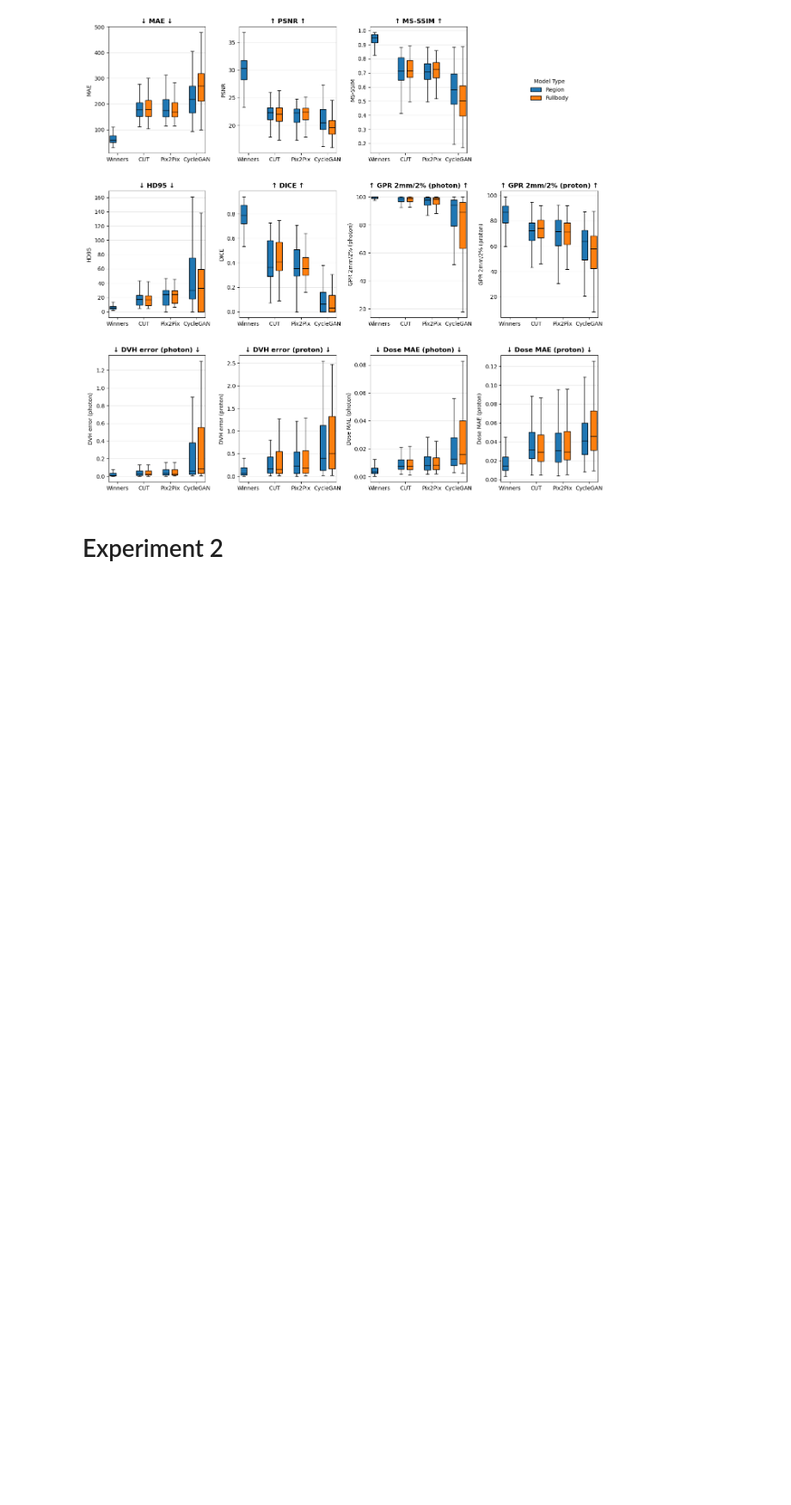
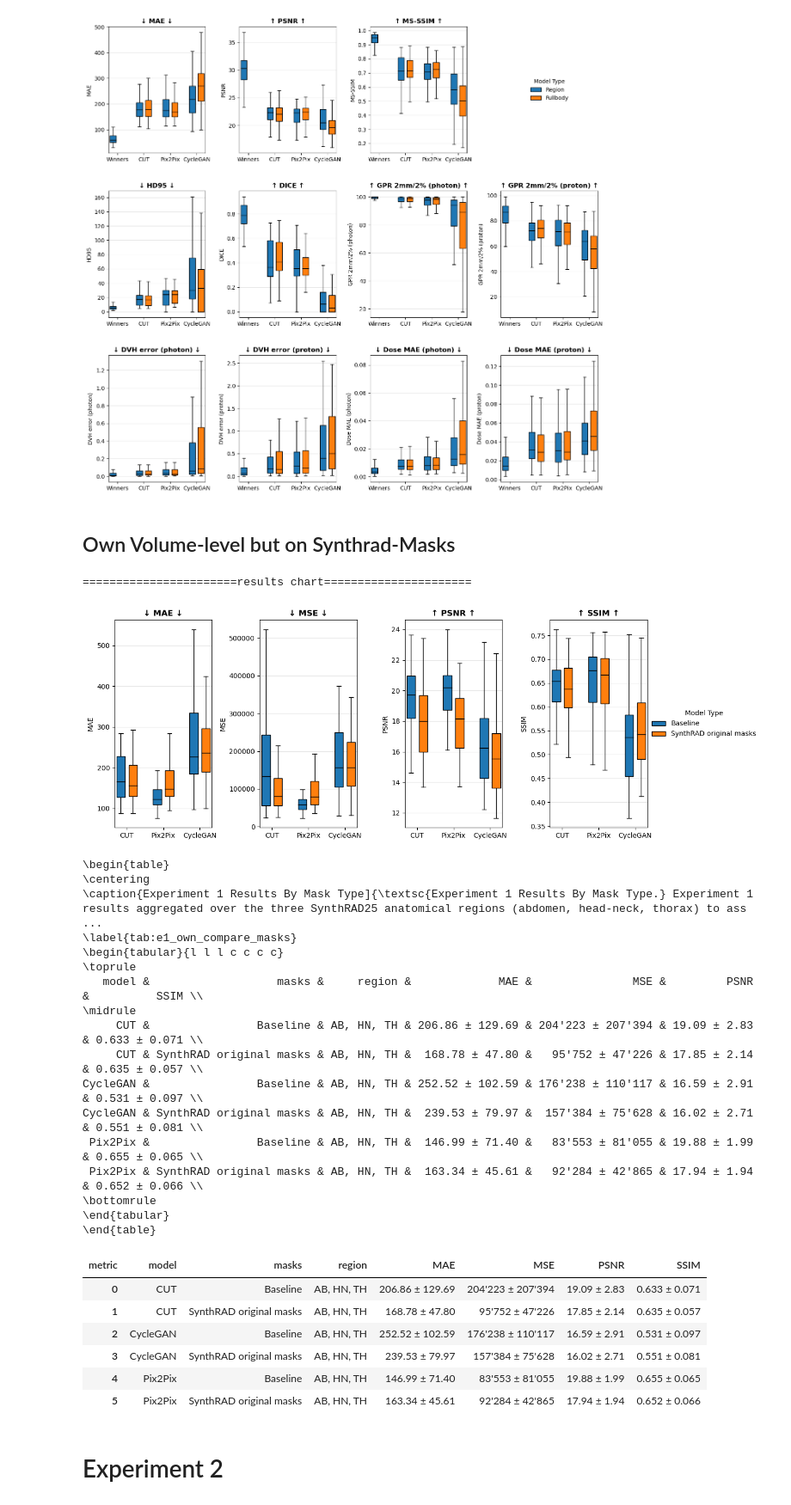
Before and after one commit to NicSchuler/fullbody-sCT, a Jupyter notebook: training/checkpoints/visualize_testing_results.ipynb, the cells around one changed output. Shown at 86% size. Cells and saved outputs as stored; diff of their text form; code cells hidden in the pictures; blank space fills up the shorter version.

Commit message:
final report charts + tables

```diff
--- a/training/checkpoints/visualize_testing_results.ipynb
+++ b/training/checkpoints/visualize_testing_results.ipynb
@@ -1454,6 +1438,76 @@ fig.savefig("/home/user/nschuler/fullbody-sCT/Ex1_Overview_Chart_Synthrad.png",
 plt.show()
 # %% [output]
 [figure]
+# %% [markdown]
+## Own Volume-level but on Synthrad-Masks
+# %%
+# Data loading
+data_info_ex1_volume = pd.DataFrame(
+    [
+        ["Fullbody", "Baseline", "cut_synthrad_allregions_final/test_50/test_metrics_over_volume.csv"],
+        ["Fullbody", "Baseline", "pix2pix_synthrad_allregion_final/test_50/test_metrics_over_volume.csv"],
+        ["Fullbody", "Baseline", "cyclegan_allregions_final/test_50/test_metrics_over_volume.csv"],
+    ],
+    columns=["region_or_fullbody", "masks", "path"],
+)
+BASE_PATH = "/local/scratch/datasets/FullbodySCT/Synthrad_combined_preprocessed/100results/"
+all_data_baseline = load_and_concat(data_info_ex1_volume, BASE_PATH)
+BASE_PATH = "/local/scratch/datasets/FullbodySCT/test_with_original_masks/100results/"
+all_data_original_masks = load_and_concat(data_info_ex1_volume, BASE_PATH)
+all_data_original_masks["masks"] = "SynthRAD original masks"
+all_data = pd.concat([all_data_baseline, all_data_original_masks])
+all_data = all_data[all_data["bodyregion"].isin(["AB","TH","HN"])]
+masked, unmasked = split_masked_unmasked(all_data)
+
+print("=======================results chart======================")
+fig = plot_multiple_metrics_with_subplots(
+    masked,
+    metrics=["MAE", "MSE", "PSNR", "SSIM"],
+    groups=["model", "masks"],
+    legend_title="Model Type",
+    # title="Ex1: Fullbody vs. Region-Specific Models, own Image Similarity-based Evaluation",
+)
+# fig.savefig("/home/user/nschuler/fullbody-sCT/Ex1_Overview_Chart_Own_Compare_Masks.png", dpi=300, bbox_inches="tight")
+
+results_table = metrics_mean_std_by_region_model(masked, group_cols=("model", "masks"))
+results_table["region"] = "AB, HN, TH"
+results_table = results_table[['model', 'masks', 'region', 'MAE', 'MSE', 'PSNR', 'SSIM']]
+latex_results_table = results_table.to_latex(
+        index=False,
+        escape=False,
+        column_format="l l l c c c c",
+        caption="Experiment 1 Results By Mask Type]{\\textsc{Experiment 1 Results By Mask Type.} Experiment 1 results aggregated over the three SynthRAD25 anatomical regions (abdomen, head-neck, thorax) to assess effect of mask quality on metrics based on own image similarity evaluation (mean $\pm$ std), test set ($n=87$).",
+        label="tab:e1_own_compare_masks",
+    )
+print(latex_results_table)
+results_table
+# %% [output]
+=======================results chart======================
+[figure, added]
+\begin{table}
+\centering
+\caption{Experiment 1 Results By Mask Type]{\textsc{Experiment 1 Results By Mask Type.} Experiment 1 results aggregated over the three SynthRAD25 anatomical regions (abdomen, head-neck, thorax) to ass ...
+\label{tab:e1_own_compare_masks}
+\begin{tabular}{l l l c c c c}
+\toprule
+   model &                   masks &     region &             MAE &               MSE &         PSNR &          SSIM \\
+\midrule
+     CUT &                Baseline & AB, HN, TH & 206.86 ± 129.69 & 204'223 ± 207'394 & 19.09 ± 2.83 & 0.633 ± 0.071 \\
+     CUT & SynthRAD original masks & AB, HN, TH &  168.78 ± 47.80 &   95'752 ± 47'226 & 17.85 ± 2.14 & 0.635 ± 0.057 \\
+CycleGAN &                Baseline & AB, HN, TH & 252.52 ± 102.59 & 176'238 ± 110'117 & 16.59 ± 2.91 & 0.531 ± 0.097 \\
+CycleGAN & SynthRAD original masks & AB, HN, TH &  239.53 ± 79.97 &  157'384 ± 75'628 & 16.02 ± 2.71 & 0.551 ± 0.081 \\
+ Pix2Pix &                Baseline & AB, HN, TH &  146.99 ± 71.40 &   83'553 ± 81'055 & 19.88 ± 1.99 & 0.655 ± 0.065 \\
+ Pix2Pix & SynthRAD original masks & AB, HN, TH &  163.34 ± 45.61 &   92'284 ± 42'865 & 17.94 ± 1.94 & 0.652 ± 0.066 \\
+\bottomrule
+\end{tabular}
+\end{table}
+| metric | model | masks | region | MAE | MSE | PSNR | SSIM |
+| 0 | CUT | Baseline | AB, HN, TH | 206.86 ± 129.69 | 204'223 ± 207'394 | 19.09 ± 2.83 | 0.633 ± 0.071 |
+| 1 | CUT | SynthRAD original masks | AB, HN, TH | 168.78 ± 47.80 | 95'752 ± 47'226 | 17.85 ± 2.14 | 0.635 ± 0.057 |
+| 2 | CycleGAN | Baseline | AB, HN, TH | 252.52 ± 102.59 | 176'238 ± 110'117 | 16.59 ± 2.91 | 0.531 ± 0.097 |
+| 3 | CycleGAN | SynthRAD original masks | AB, HN, TH | 239.53 ± 79.97 | 157'384 ± 75'628 | 16.02 ± 2.71 | 0.551 ± 0.081 |
+| 4 | Pix2Pix | Baseline | AB, HN, TH | 146.99 ± 71.40 | 83'553 ± 81'055 | 19.88 ± 1.99 | 0.655 ± 0.065 |
+| 5 | Pix2Pix | SynthRAD original masks | AB, HN, TH | 163.34 ± 45.61 | 92'284 ± 42'865 | 17.94 ± 1.94 | 0.652 ± 0.066 |
 # %% [markdown]
 # Experiment 2
 # %% [markdown]
```
Also changed, not shown: parts of 8 cells of this notebook.
